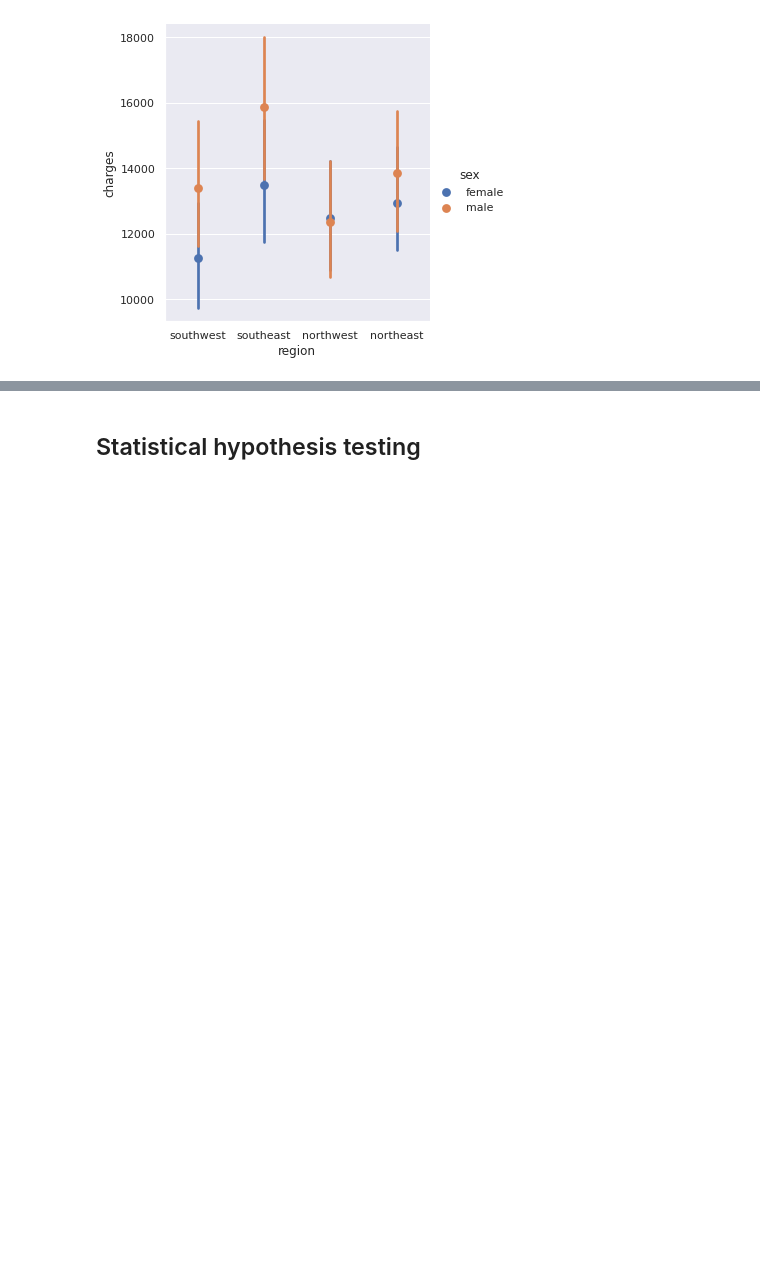
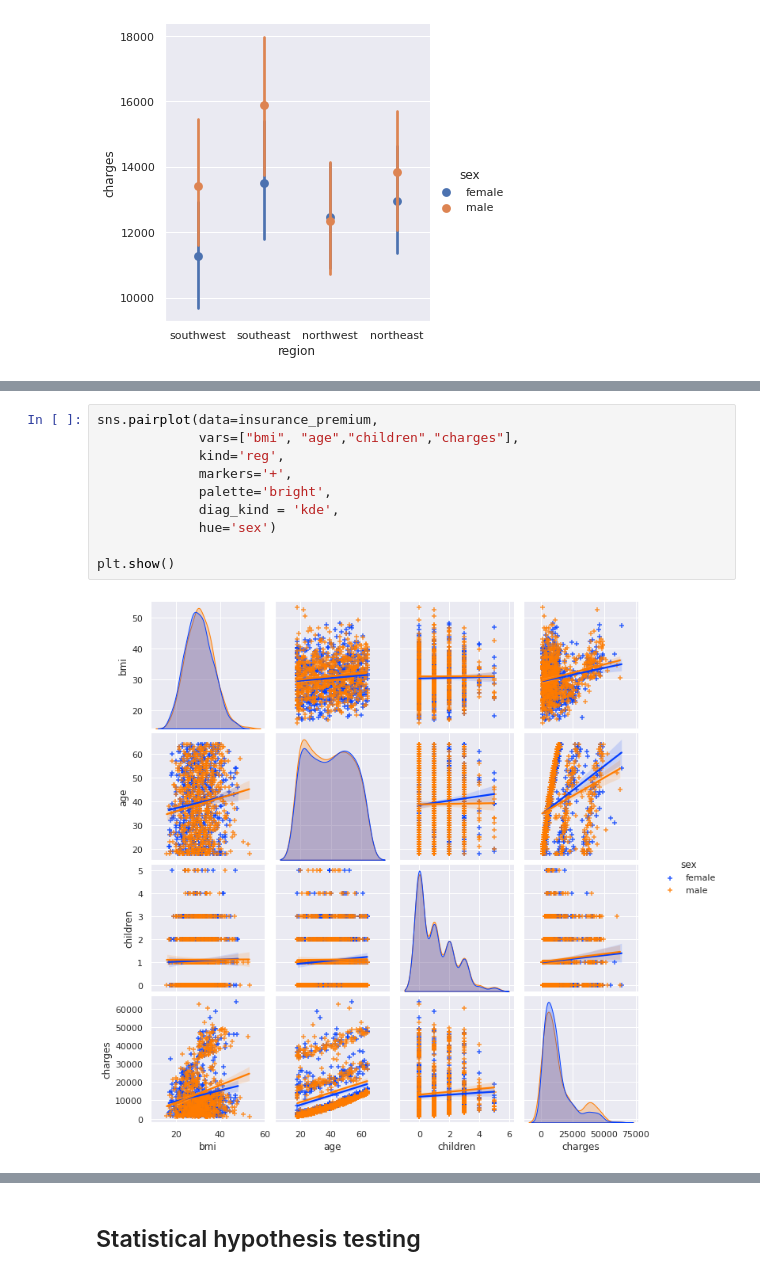
Before and after one commit to graceuche/northeastern-final-project, a Jupyter notebook: visual_analysis.ipynb, the cells around one changed output, grey strips where cells are left out. Cells and saved outputs as stored; diff of their text form; blank space fills up the shorter version.

```diff
--- a/visual_analysis.ipynb
+++ b/visual_analysis.ipynb
@@ -350,0 +379,12 @@ plt.show()
+# %%
+sns.pairplot(data=insurance_premium,
+             vars=["bmi", "age","children","charges"],
+             kind='reg',
+             markers='+',
+             palette='bright',
+             diag_kind = 'kde',
+             hue='sex')
+
+plt.show()
+# %% [output]
+[figure, added]
```
Also changed, not shown: parts of 7 cells of this notebook, 1 other file.
